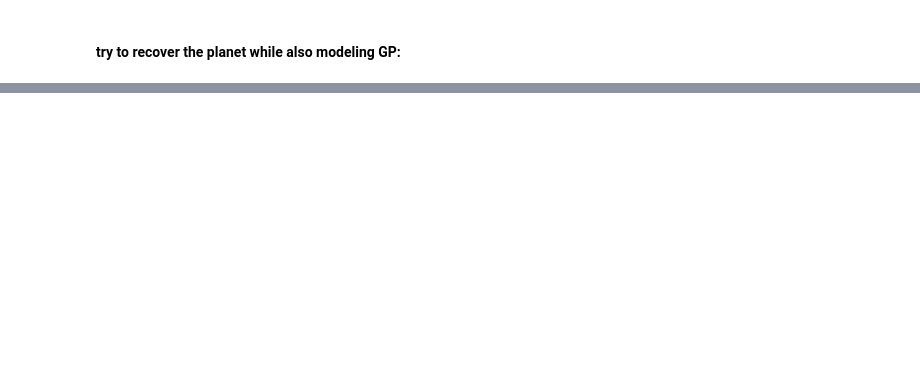
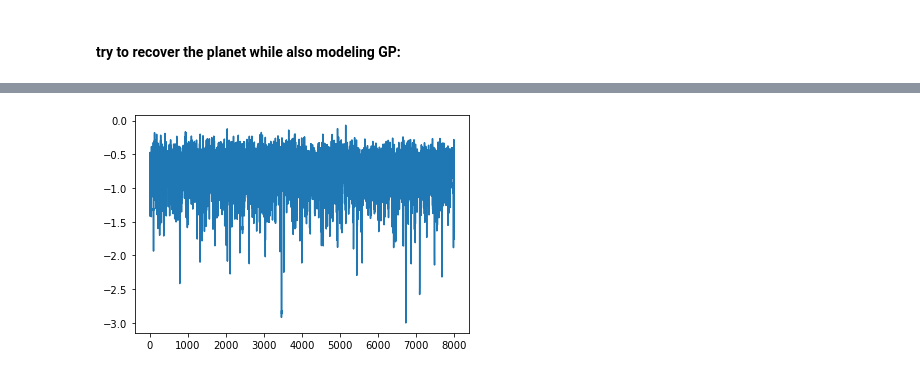
Before and after one commit to megbedell/pmodes, a Jupyter notebook: experiments/04-planet-recovery.ipynb, the cells around one changed output, grey strips where cells are left out. Drawn from its saved outputs; the diff is of its cells as text; code cells hidden in the pictures; blank space fills up the shorter version.

```diff
--- a/experiments/04-planet-recovery.ipynb
+++ b/experiments/04-planet-recovery.ipynb
@@ -73,3 +61,5 @@ y_pred, mu, sd = utils.gp_predict(t, y, yerr, t_grid, integrated=True)
+# %%
+y_pred, mu, sd = utils.gp_predict(t, y, yerr, t_grid, integrated=False, exp_time=exp_time)
 # %%
 utils.plot_year(t, y, yerr, y_pred, start_ts_random, t_grid, mu, sd);
 # %% [output]
@@ -109,7 +99,7 @@ logQ=3.5
 with pm.Model() as model:
     # orbit model:
     logK = pm.Normal(
-        "logK", mu=np.log(1.0), sd=10.0, testval=np.log(1.1))
+        "logK", mu=np.log(0.5), sd=10.0, testval=np.log(0.3))
 
     orbit = xo.orbits.KeplerianOrbit(period=P, t_periastron=t_periastron, ecc=ecc, omega=omega)
     vrad = orbit.get_radial_velocity(t * s_to_days, K=tt.exp(logK))
@@ -117,8 +107,9 @@ with pm.Model() as model:
 
     # GP model:
     kernel = terms.SHOTerm(log_S0=logS0, log_w0=logw0, log_Q=logQ)
-    kernel_int = terms.IntegratedTerm(kernel, exp_time)
-    gp = GP(kernel_int, t, yerr ** 2)
+    #kernel_int = terms.IntegratedTerm(kernel, exp_time)
+    #gp = GP(kernel_int, t, yerr ** 2)
+    gp = GP(kernel, t, yerr ** 2)
     pm.Potential("rv_obs", gp.log_likelihood(y - vrad))
 
     # optimize:
@@ -129,5 +120,7 @@ with pm.Model() as model:
     y_pred_grid = xo.eval_in_model(gp.predict(t_grid)
                                    + orbit.get_radial_velocity(t_grid * s_to_days, K=tt.exp(logK)),
                                    point=map_soln)
+
+    trace = pm.sample(draws=2000, tune=8000)
 # %% [output]
 optimizing logp for variables: [logK]
@@ -142,0 +141,4 @@ plt.plot(t * s_to_days, y - y_pred, 'k.');
+# %%
+plt.plot(trace["logK"]);
+# %% [output]
+[figure, added]
```
Also changed, not shown: parts of 16 cells of this notebook, 1 other file.
